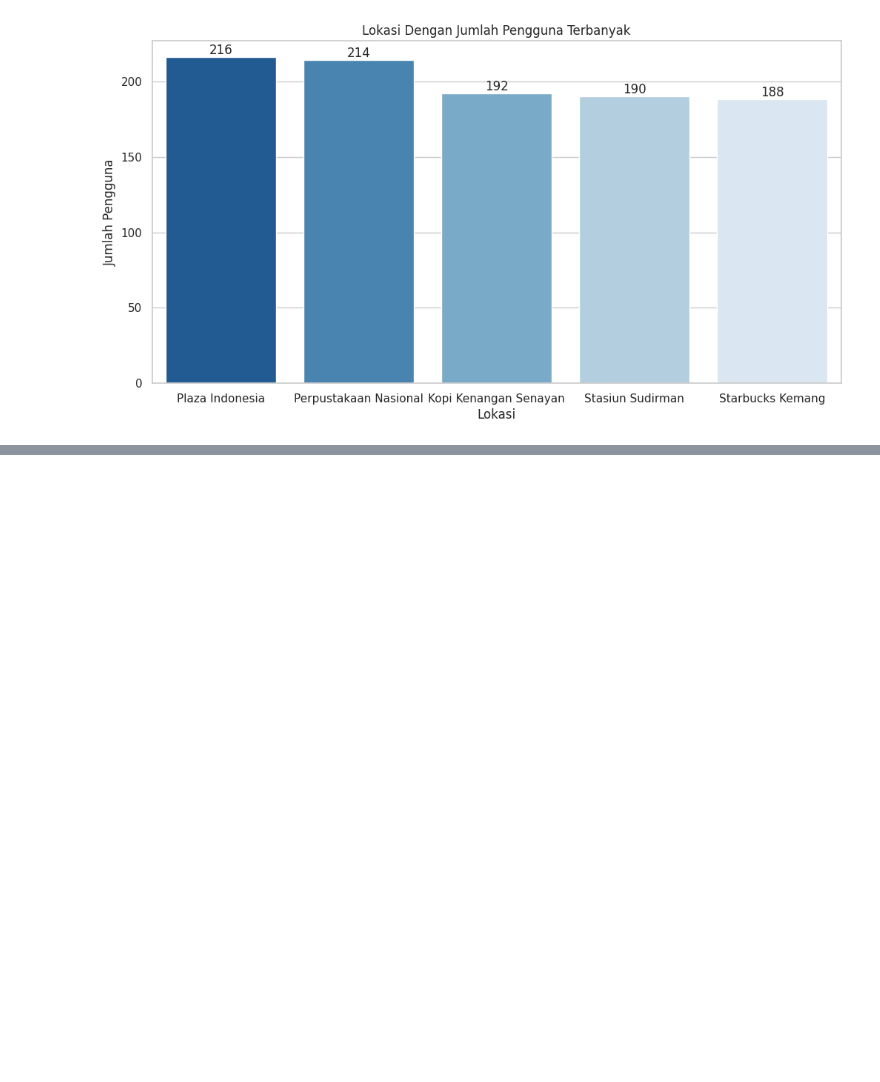
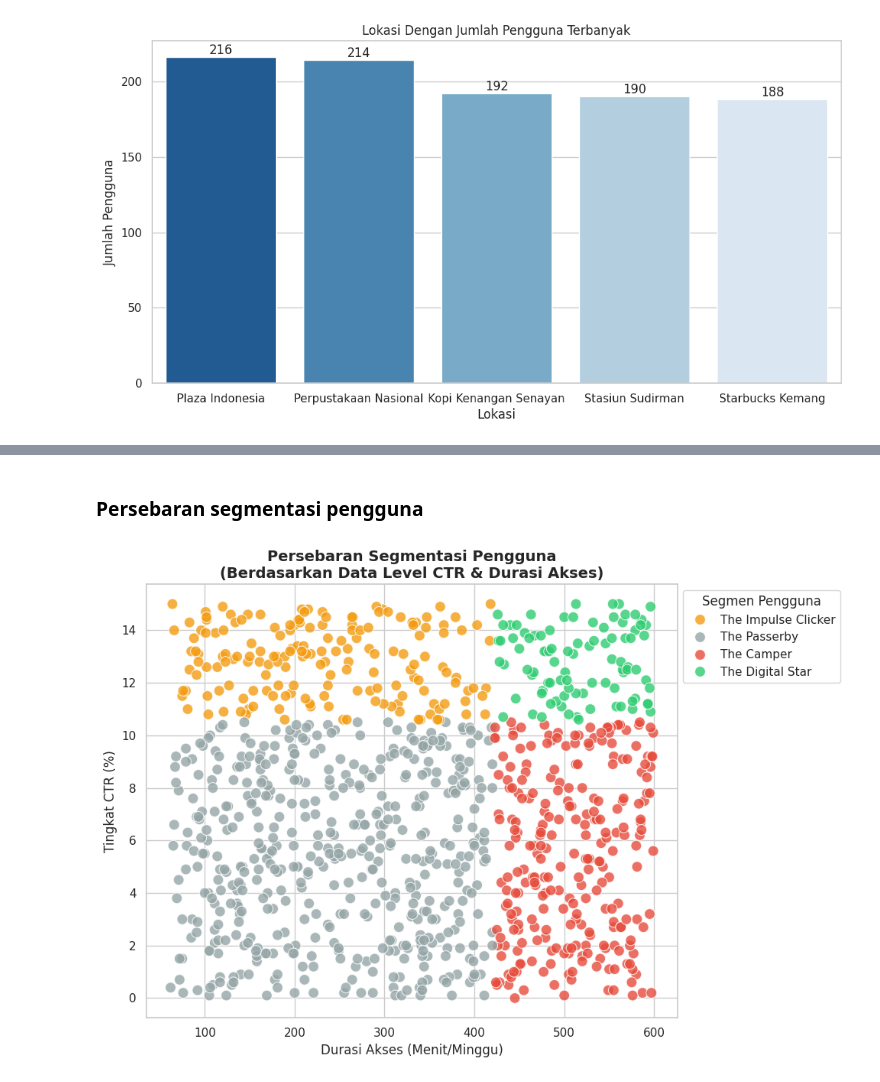
Before and after one commit to Riz2693/Higo-Technical-Test, a Jupyter notebook: 2. Analisis Dan EDA.ipynb, the cells around one changed output, grey strips where cells are left out. Drawn from its saved outputs; the diff is of its cells as text; code cells hidden in the pictures; blank space fills up the shorter version.

```diff
--- a/2. Analisis Dan EDA.ipynb
+++ b/2. Analisis Dan EDA.ipynb
@@ -439,0 +498,23 @@ plt.show()
+# %% [markdown]
+### **Persebaran segmentasi pengguna**
+# %%
+plt.figure(figsize=(10, 7))
+
+sns.scatterplot(
+    data=df,
+    x='Durasi Akses (Menit/Minggu)',
+    y='CTR',
+    hue='Segmentasi Pengguna',
+    palette={'The Camper': '#e74c3c', 'The Impulse Clicker': '#f39c12',
+             'The Digital Star': '#2ecc71', 'The Passerby': '#95a5a6'},
+    s=100, alpha=0.8
+)
+
+plt.title('Persebaran Segmentasi Pengguna\n(Berdasarkan Data Level CTR & Durasi Akses)', fontsize=14, fontweight='bold')
+plt.xlabel('Durasi Akses (Menit/Minggu)')
+plt.ylabel('Tingkat CTR (%)')
+plt.legend(title='Segmen Pengguna', bbox_to_anchor=(1, 1), loc='upper left')
+plt.tight_layout()
+plt.show()
+# %% [output]
+[figure, added]
```
Also changed, not shown: parts of 13 cells of this notebook.
